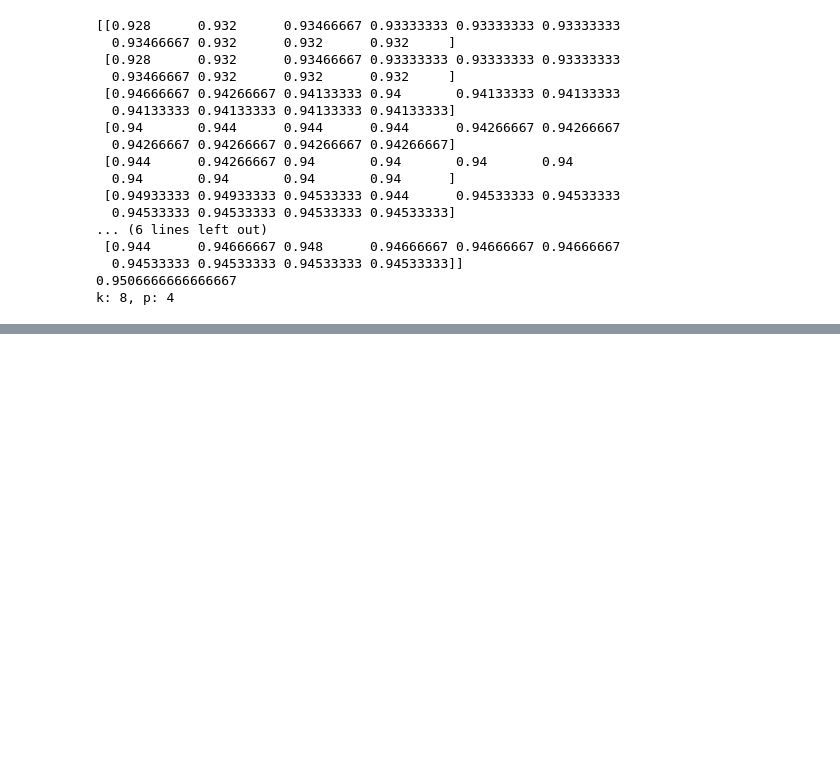
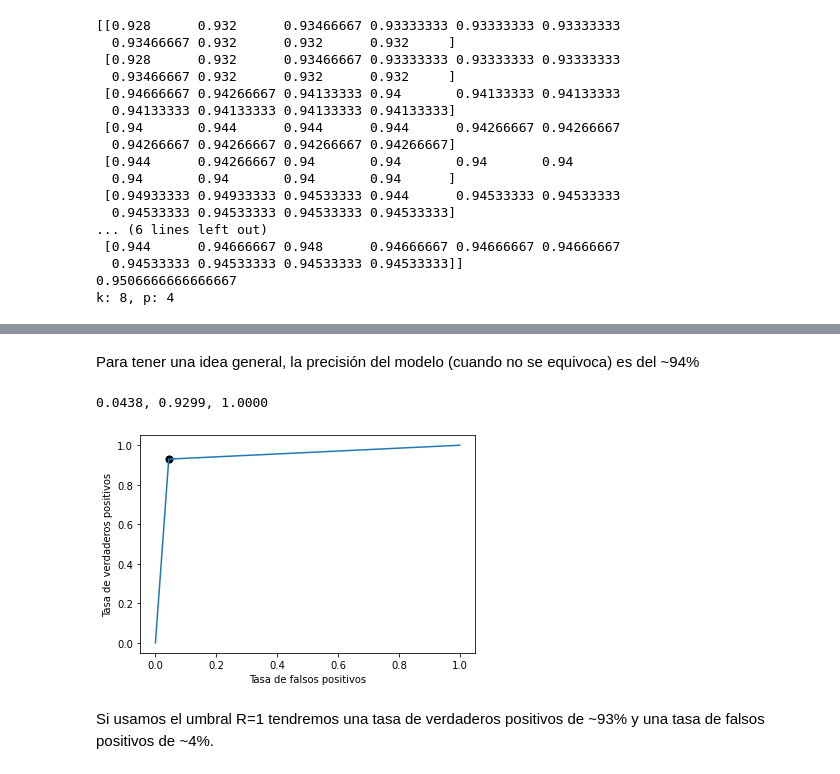
Before and after one commit to Valrojo/info147u3, a Jupyter notebook: info147_tarea3.ipynb, the cells around one changed output, grey strips where cells are left out. Drawn from its saved outputs; the diff is of its cells as text; code cells hidden in the pictures; blank space fills up the shorter version.

```diff
--- a/info147_tarea3.ipynb
+++ b/info147_tarea3.ipynb
@@ -344,0 +371,19 @@ k: 8, p: 4
+# %% [markdown]
+Para tener una idea general, la precisión del modelo (cuando no se equivoca) es del ~94%
+# %%
+from sklearn.metrics import roc_curve
+
+fpr, tpr, thresholds = roc_curve(w, y_new)
+idx = np.where(tpr > 0.9)[0][0]
+print(f"{fpr[idx]:0.4f}, {tpr[idx]:0.4f}, {thresholds[idx]:0.4f}")
+
+fig, ax = plt.subplots(figsize=(6, 4))
+ax.plot(fpr, tpr)
+ax.scatter(fpr[idx], tpr[idx], s=50, c='k')
+ax.set_xlabel('Tasa de falsos positivos')
+ax.set_ylabel('Tasa de verdaderos positivos');
+# %% [output]
+0.0438, 0.9299, 1.0000
+[figure, added]
+# %% [markdown]
+Si usamos el umbral R=1 tendremos una tasa de verdaderos positivos de ~93% y una tasa de falsos positivos de ~4%.
```
Also changed, not shown: parts of 7 cells of this notebook.
